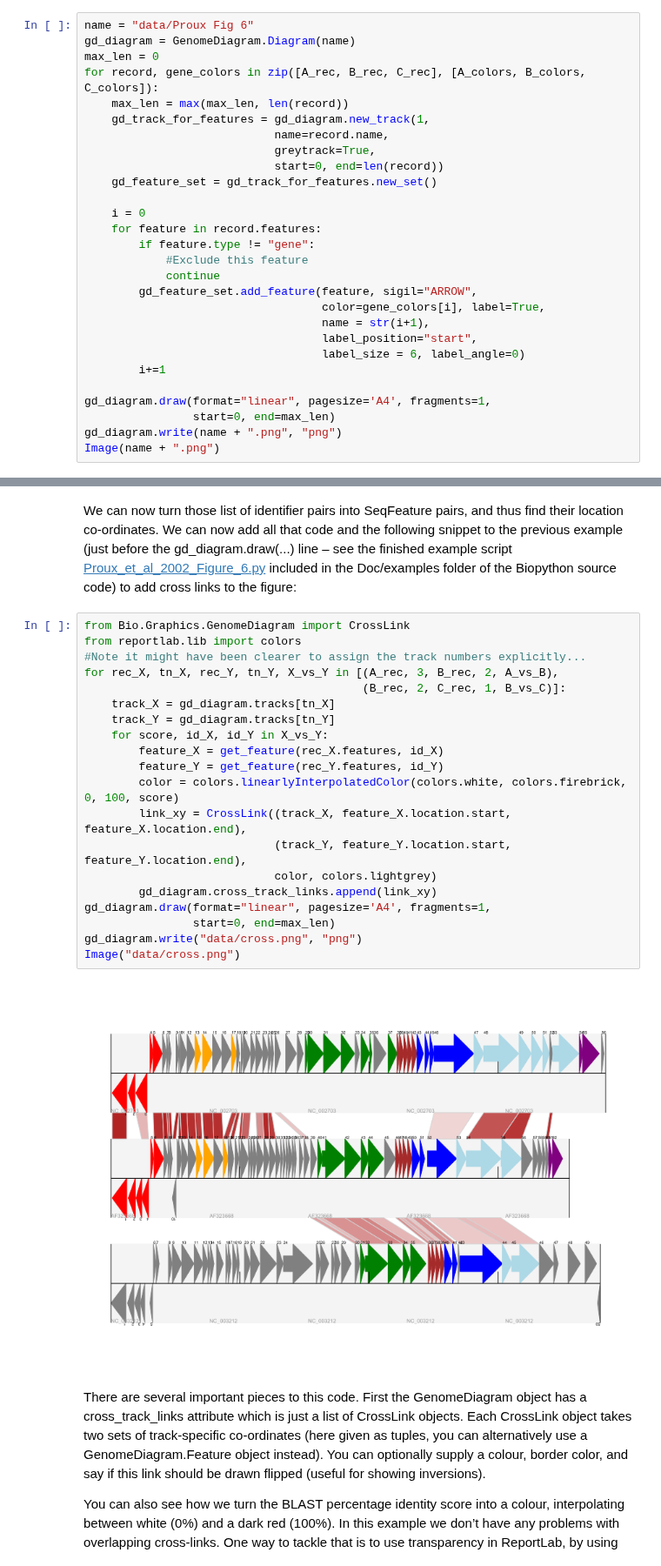
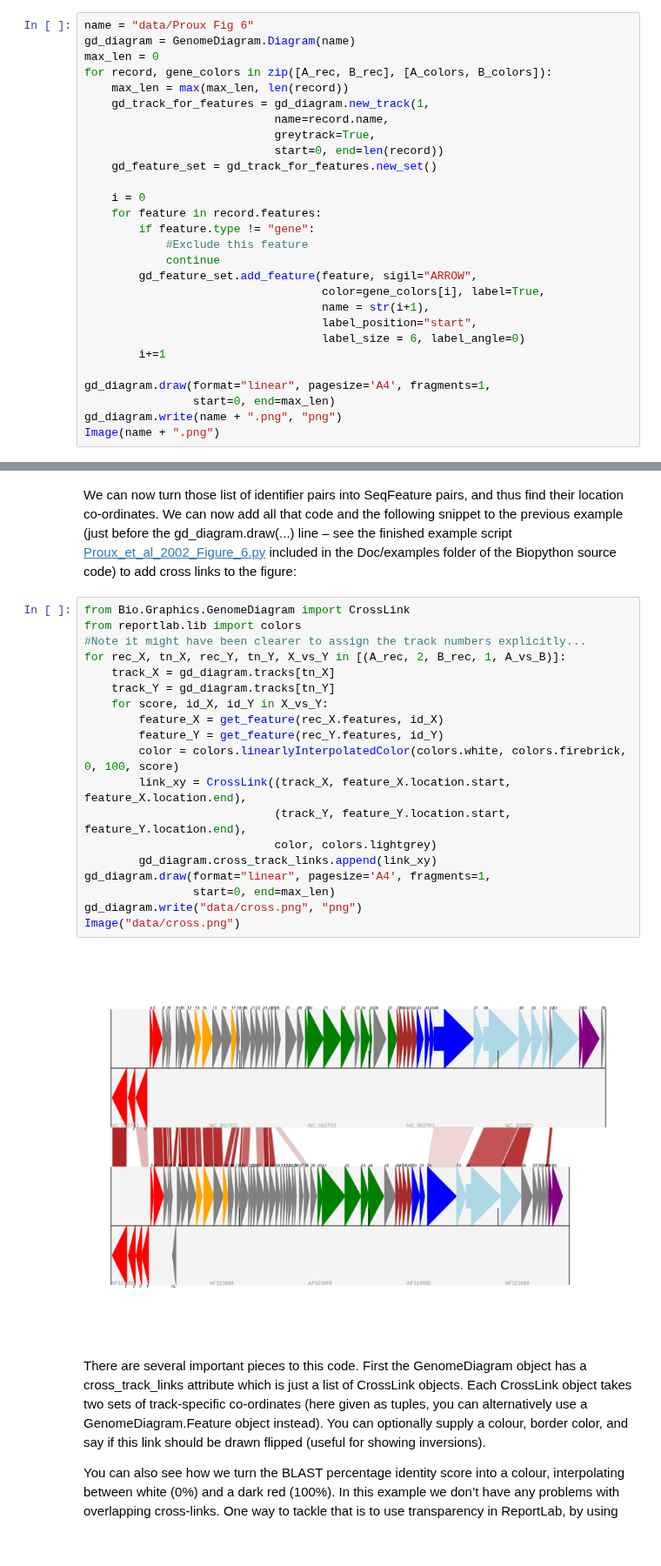
Before and after one commit to tiagoantao/biopython-notebook, a Jupyter notebook: notebooks/17 - Graphics including GenomeDiagram.ipynb, the cells around one changed output, grey strips where cells are left out. Shown at 87% size. Cells and saved outputs as stored; diff of their text form.

```diff
--- a/notebooks/17 - Graphics including GenomeDiagram.ipynb
+++ b/notebooks/17 - Graphics including GenomeDiagram.ipynb
@@ -339,7 +336,7 @@ Now to draw them – this time we add three tracks to the diagram, and also noti
 name = "data/Proux Fig 6"
 gd_diagram = GenomeDiagram.Diagram(name)
 max_len = 0
-for record, gene_colors in zip([A_rec, B_rec, C_rec], [A_colors, B_colors, C_colors]):
+for record, gene_colors in zip([A_rec, B_rec], [A_colors, B_colors]):
     max_len = max(max_len, len(record))
     gd_track_for_features = gd_diagram.new_track(1,
                             name=record.name,
@@ -444,25 +420,24 @@ We can now turn those list of identifier pairs into SeqFeature pairs, and thus f
 # %%
 from Bio.Graphics.GenomeDiagram import CrossLink
 from reportlab.lib import colors
 #Note it might have been clearer to assign the track numbers explicitly...
-for rec_X, tn_X, rec_Y, tn_Y, X_vs_Y in [(A_rec, 3, B_rec, 2, A_vs_B),
-                                         (B_rec, 2, C_rec, 1, B_vs_C)]:
+for rec_X, tn_X, rec_Y, tn_Y, X_vs_Y in [(A_rec, 2, B_rec, 1, A_vs_B)]:
     track_X = gd_diagram.tracks[tn_X]
     track_Y = gd_diagram.tracks[tn_Y]
     for score, id_X, id_Y in X_vs_Y:
         feature_X = get_feature(rec_X.features, id_X)
         feature_Y = get_feature(rec_Y.features, id_Y)
         color = colors.linearlyInterpolatedColor(colors.white, colors.firebrick, 0, 100, score)
         link_xy = CrossLink((track_X, feature_X.location.start, feature_X.location.end),
                             (track_Y, feature_Y.location.start, feature_Y.location.end),
                             color, colors.lightgrey)
         gd_diagram.cross_track_links.append(link_xy)
 gd_diagram.draw(format="linear", pagesize='A4', fragments=1,
                 start=0, end=max_len)
 gd_diagram.write("data/cross.png", "png")
 Image("data/cross.png")
 # %% [output]
-[figure, old version]
+[figure, new version]
 # %% [markdown]
 There are several important pieces to this code. First the GenomeDiagram object has a cross_track_links attribute which is just a list of CrossLink objects. Each CrossLink object takes two sets of track-specific co-ordinates (here given as tuples, you can alternatively use a GenomeDiagram.Feature object instead). You can optionally supply a colour, border color, and say if this link should be drawn flipped (useful for showing inversions).
 
```
Also changed, not shown: parts of 8 cells of this notebook.
